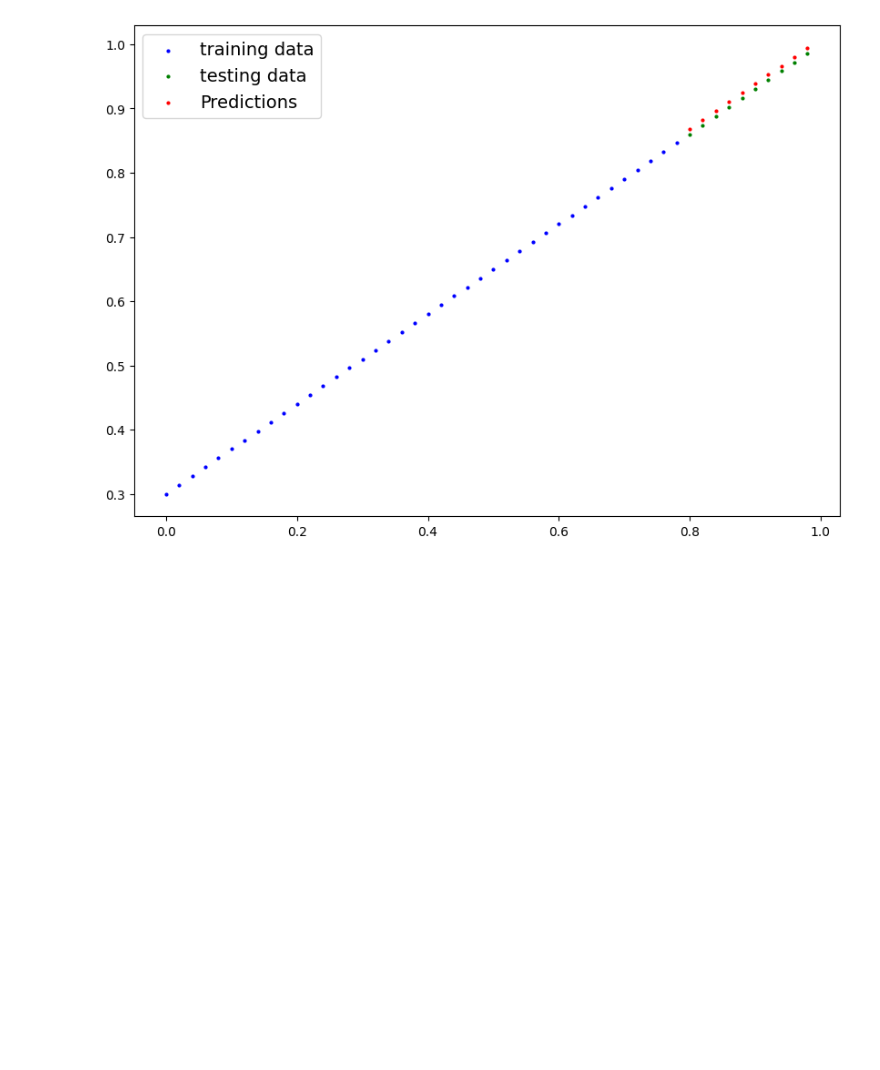
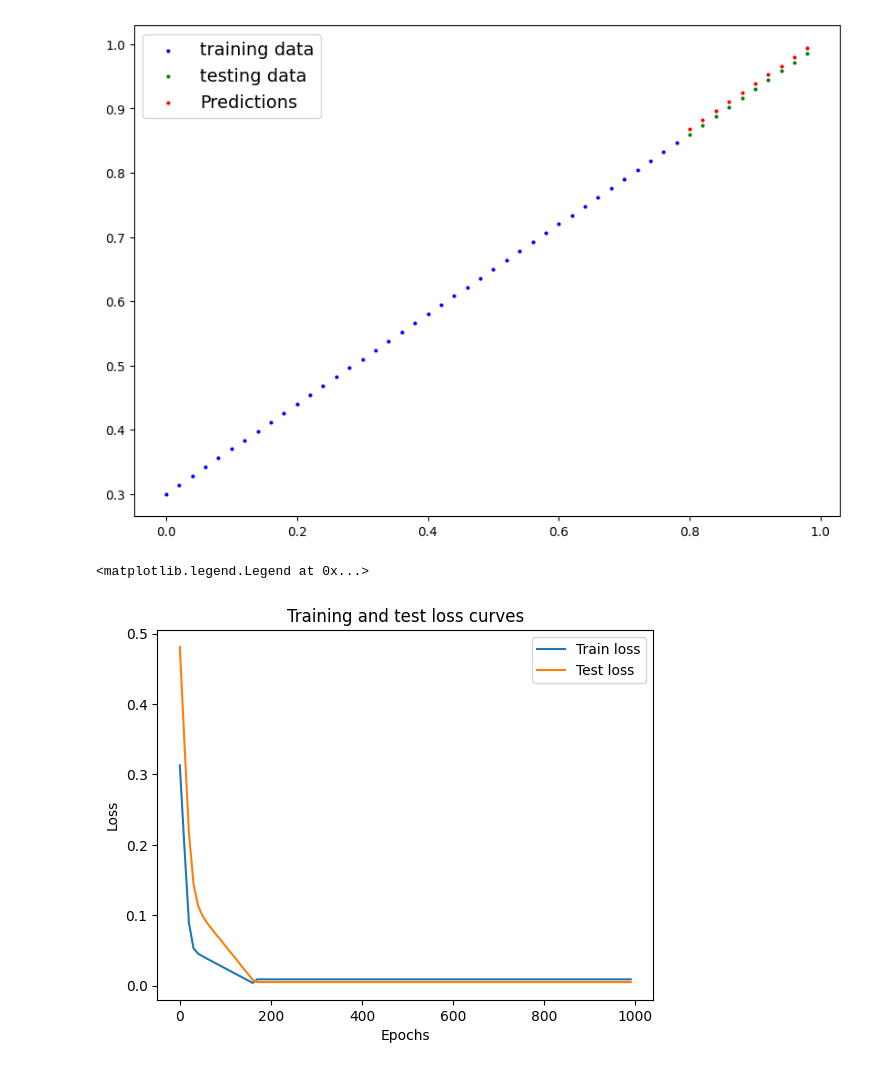
Before and after one commit to jevylux/pytorchtraining, a Jupyter notebook: pytorchworkflow.ipynb, the cells around one changed output. Saved outputs shown, nothing was run; the diff lists cells and outputs as text; code cells hidden in the pictures; blank space fills up the shorter version.

```diff
--- a/pytorchworkflow.ipynb
+++ b/pytorchworkflow.ipynb
@@ -164,6 +164,12 @@ optimizer = torch.optim.SGD(params=model_0.parameters(),
 # ( Runtime-> Run all) and see what happenss  wih the plots at cell 37
 
 epochs = 1000 # this is a hyperparamter because we have set it ourselfs
+
+# track different values
+epoch_count = []
+loss_values = []
+test_loss_values = []
+
 
 # Training
 print(list(model_0.parameters()))
@@ -190,6 +196,11 @@ for epoch in range(epochs):
     # calculate the loss
     test_loss = loss_fn(test_pred, y_test)
   if epoch % 10 == 0:
+    # update the tracking data ( only for reference, not used by the model)
+    epoch_count.append(epoch)
+    loss_values.append(loss)
+    test_loss_values.append(test_loss)
+
     print(f"Epoch : {epoch} | Loss: {loss} | Test loss : {test_loss }")
     print(model_0.state_dict())
 
@@ -220,3 +231,15 @@ plot_predictions(predictions=y_preds_new)
 # %% [output]
 [figure]
 [figure]
+# %%
+# plot the loss curves
+import numpy as np
+plt.plot(epoch_count, np.array(torch.tensor(loss_values).numpy()), label="Train loss") # we need to transform the tensor to a numpy array in order to be used in matplotlib
+plt.plot(epoch_count, np.array(torch.tensor(test_loss_values).numpy()), label="Test loss")
+plt.title("Training and test loss curves")
+plt.ylabel("Loss")
+plt.xlabel("Epochs")
+plt.legend()
+# %% [output]
+<matplotlib.legend.Legend at 0x...>
+[figure, added]
```
